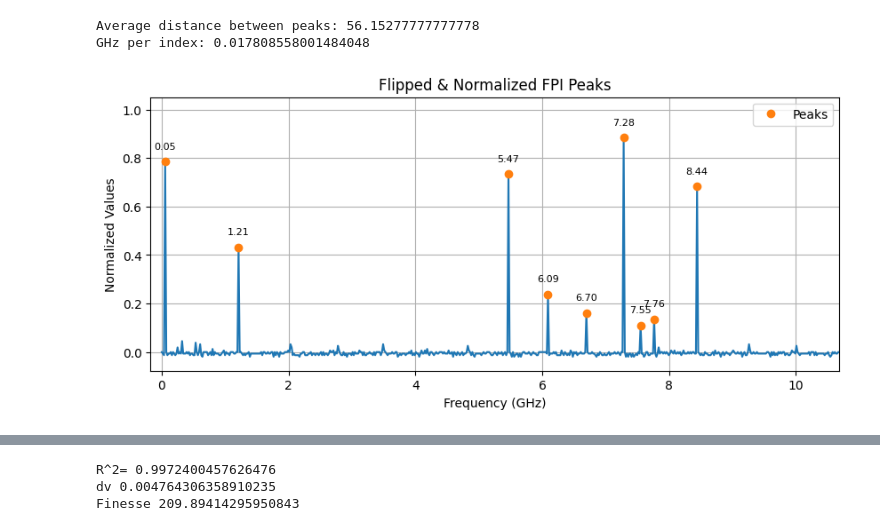
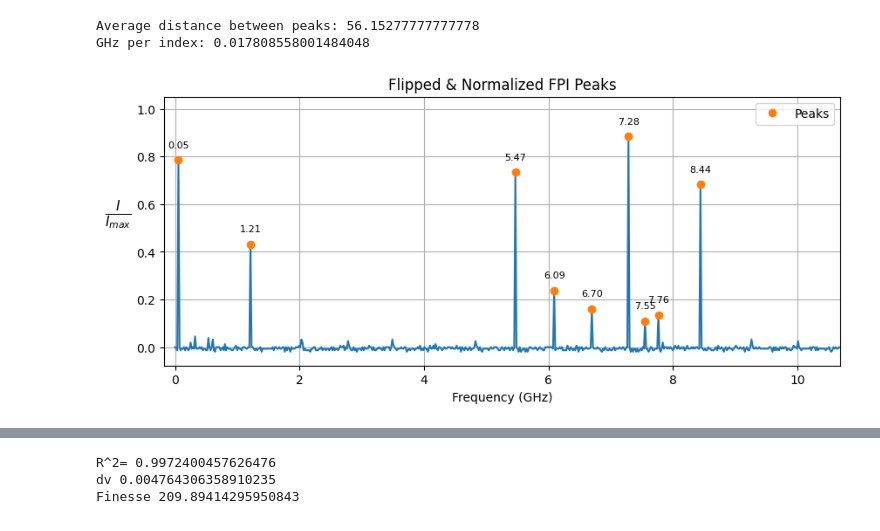
Before and after one commit to jamalghaith/advancedlabs, a Jupyter notebook: Rb Spectroscopy/Analysis.ipynb, the cells around one changed output, grey strips where cells are left out. Cells and saved outputs as stored; diff of their text form; code cells hidden in the pictures.

```diff
--- a/Rb Spectroscopy/Analysis.ipynb
+++ b/Rb Spectroscopy/Analysis.ipynb
@@ -24,8 +24,8 @@ limit = 600
 # Plot the original series
 plt.figure(figsize=(10, 4))
 plt.plot(series_data)
-plt.xlabel('Index')
-plt.ylabel('Values')
+plt.xlabel('Counts (a.u.)')
+plt.ylabel('Values (a.u.)')
 plt.title(f'FPI Data')
 plt.grid(True)
 plt.xlim(-10, limit)
@@ -45,20 +45,20 @@ peaks, _ = find_peaks(normalized_flipped_series_data, height = 0.1)
 peak_distances = np.diff(peaks)
 
 # Plot the flipped normalized series with peaks highlighted
-plt.figure(figsize=(10, 4))
-plt.plot(normalized_flipped_series_data)
-plt.plot(peaks, normalized_flipped_series_data[peaks], 'o', label='Peaks')
-plt.xlabel('Index')
-plt.ylabel('Normalized Values')
-plt.title(f'Flipped & Normalized FPI Peaks')
+fig, ax = plt.subplots(figsize=(10, 4))
+ax.plot(normalized_flipped_series_data)
+ax.plot(peaks, normalized_flipped_series_data[peaks], 'o', label='Peaks')
+ax.set_xlabel('Counts (a.u.)')
+ax.set_ylabel(r'$\frac{I}{I_{max}}$', rotation='horizontal', labelpad=15, fontsize=14)
+ax.set_title(f'Flipped & Normalized FPI Peaks')
 
 # Annotate the peaks
 for peak in peaks:
-    plt.annotate(peak, (peak, normalized_flipped_series_data[peak]), textcoords="offset points", xytext=(0,10), ha='center', fontsize=8, rotation=0)
+    ax.annotate(peak, (peak, normalized_flipped_series_data[peak]), textcoords="offset points", xytext=(0,10), ha='center', fontsize=8, rotation=0)
 
-plt.legend()
-plt.grid(True)
-plt.xlim(-10,limit)
+ax.legend()
+ax.grid(True)
+ax.set_xlim(-10, limit)
 plt.savefig(r'Latex\Figures\FPI_Peaks.png', dpi=600)
 plt.show()
 
@@ -72,21 +72,21 @@ print(f'GHz per index: {GHz_per_index}')
 x_values_GHz = np.arange(len(normalized_flipped_series_data)) * GHz_per_index
 
 # Plot the flipped normalized series with peaks highlighted
-plt.figure(figsize=(10, 4))
-plt.plot(x_values_GHz, normalized_flipped_series_data)
-plt.plot(peaks * GHz_per_index, normalized_flipped_series_data[peaks], 'o', label='Peaks')
-plt.xlabel('Frequency (GHz)')
-plt.ylabel('Normalized Values')
-plt.title(f'Flipped & Normalized FPI Peaks')
+fig, ax = plt.subplots(figsize=(10, 4))
+ax.plot(x_values_GHz, normalized_flipped_series_data)
+ax.plot(peaks * GHz_per_index, normalized_flipped_series_data[peaks], 'o', label='Peaks')
+ax.set_xlabel('Frequency (GHz)')
+ax.set_ylabel(r'$\frac{I}{I_{max}}$', rotation='horizontal', labelpad=15, fontsize=16)
+ax.set_title(f'Flipped & Normalized FPI Peaks')
 
 # Annotate the peaks
 for peak in peaks:
-    plt.annotate(f'{peak * GHz_per_index:.2f}', (peak * GHz_per_index, normalized_flipped_series_data[peak]), textcoords="offset points", xytext=(0,10), ha='center', fontsize=8, rotation=0)
+    ax.annotate(f'{peak * GHz_per_index:.2f}', (peak * GHz_per_index, normalized_flipped_series_data[peak]), textcoords="offset points", xytext=(0,10), ha='center', fontsize=8, rotation=0)
 
-plt.legend()
-plt.grid(True)
-plt.xlim(-10 * GHz_per_index, limit * GHz_per_index)
-plt.savefig(r'Latex\Figures\FPI_Peaks.png', dpi=600)
+ax.legend()
+ax.grid(True)
+ax.set_xlim(-10 * GHz_per_index, limit * GHz_per_index)
+plt.savefig(r'Latex\Figures\FPI_Peaks_GHz.png', dpi=600)
 plt.show()
 
 
@@ -120,14 +120,14 @@ r2 = r2_score(window_y, predicted_y)
 
 
 # Plot the original data and the fitted function for the window only
-plt.figure(figsize=(10, 4))
-plt.plot(window_x, window_y, 'b-', label='data')
-plt.plot(window_x, predicted_y, 'r-', label=r'fit: $\delta \nu$=%5.6f, $R^2$=%5.3f' % (popt[1], r2))
-plt.xlabel('Frequency (GHz)')
-plt.ylabel('Normalized Values')
-plt.title(f'Fitted Lorentzian at Peak {peak_index}')
-plt.legend()
-plt.grid(True)
+fig, ax = plt.subplots(figsize=(10, 4))
+ax.plot(window_x, window_y, 'b-', label='data')
+ax.plot(window_x, predicted_y, 'r-', label=r'fit: $\delta \nu$=%5.6f, $R^2$=%5.3f' % (popt[1], r2))
+ax.set_xlabel('Frequency (GHz)')
+ax.set_ylabel(r'$\frac{I}{I_{max}}$', rotation='horizontal', labelpad=15, fontsize=16)
+ax.set_title(f'Fitted Lorentzian')
+ax.legend()
+ax.grid(True)
 plt.show()
 
 # Generate high-resolution x-values
@@ -137,14 +137,15 @@ high_res_x = np.linspace(window_x.min(), window_x.max(), 1000)
 high_res_y = lorentzian(high_res_x, *popt)
 
 # Plot the original data and the high-resolution fitted function
-plt.figure(figsize=(10, 4))
-plt.plot(window_x, window_y, 'b-', label='data')
-plt.plot(high_res_x, high_res_y, 'r-', label=r'fit: $\delta \nu$=%5.6f, $R^2$=%5.3f' % (popt[1], r2))
-plt.xlabel('Frequency (GHz)')
-plt.ylabel('Normalized Values')
-plt.title(f'High-resolution Fitted Lorentzian at Peak {peak_index}')
-plt.legend()
-plt.grid(True)
+fig, ax = plt.subplots(figsize=(10, 4))
+ax.plot(window_x, window_y, 'b-', label='data')
+ax.plot(high_res_x,high_res_y, 'r-', label=r'fit: $\delta \nu$=%5.6f, $R^2$=%5.3f' % (popt[1], r2))
+ax.set_xlabel('Frequency (GHz)')
+ax.set_ylabel(r'$\frac{I}{I_{max}}$', rotation='horizontal', labelpad=15, fontsize=16)
+ax.set_title(f'Fitted Lorentzian')
+ax.legend()
+ax.grid(True)
+plt.savefig(r'Latex\Figures\FPI_Fit.png', dpi=600)
 plt.show()
 
 print('R^2=', r2)
@@ -156,3 +157,3 @@ print('Finesse', 1/popt[1])
 Average distance between peaks: 56.15277777777778
 GHz per index: 0.017808558001484048
-[figure, old version]
+[figure, new version]
```
Also changed, not shown: parts of 1 cell of this notebook, 17 other files.
